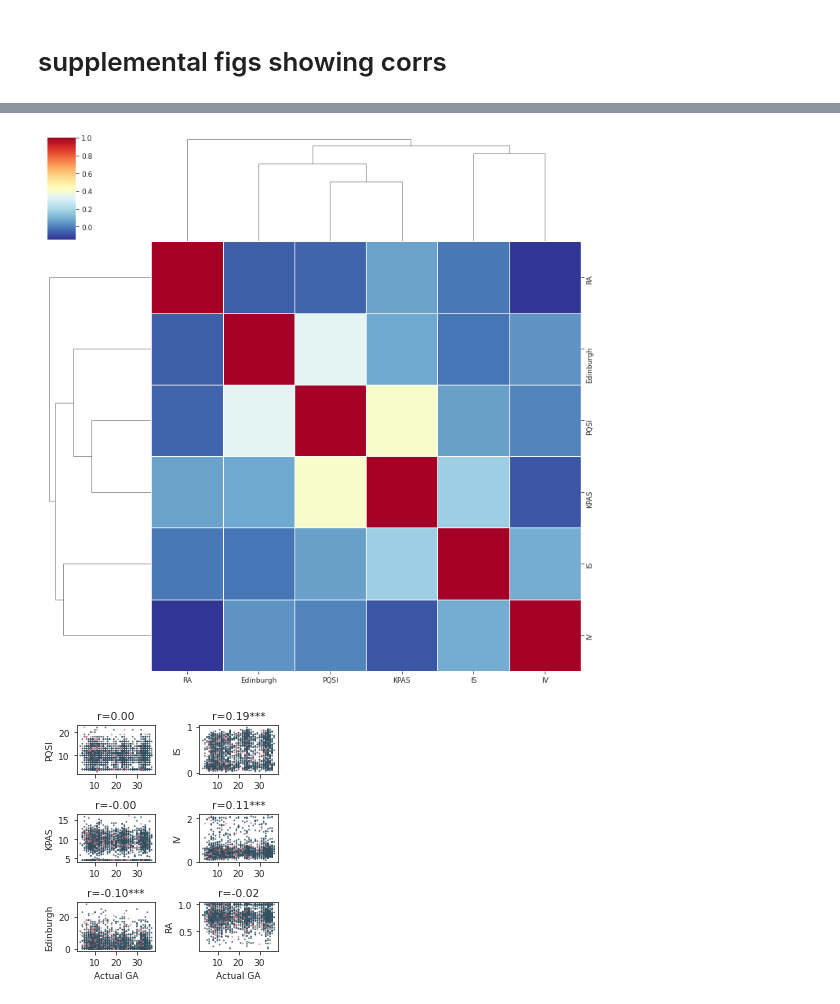
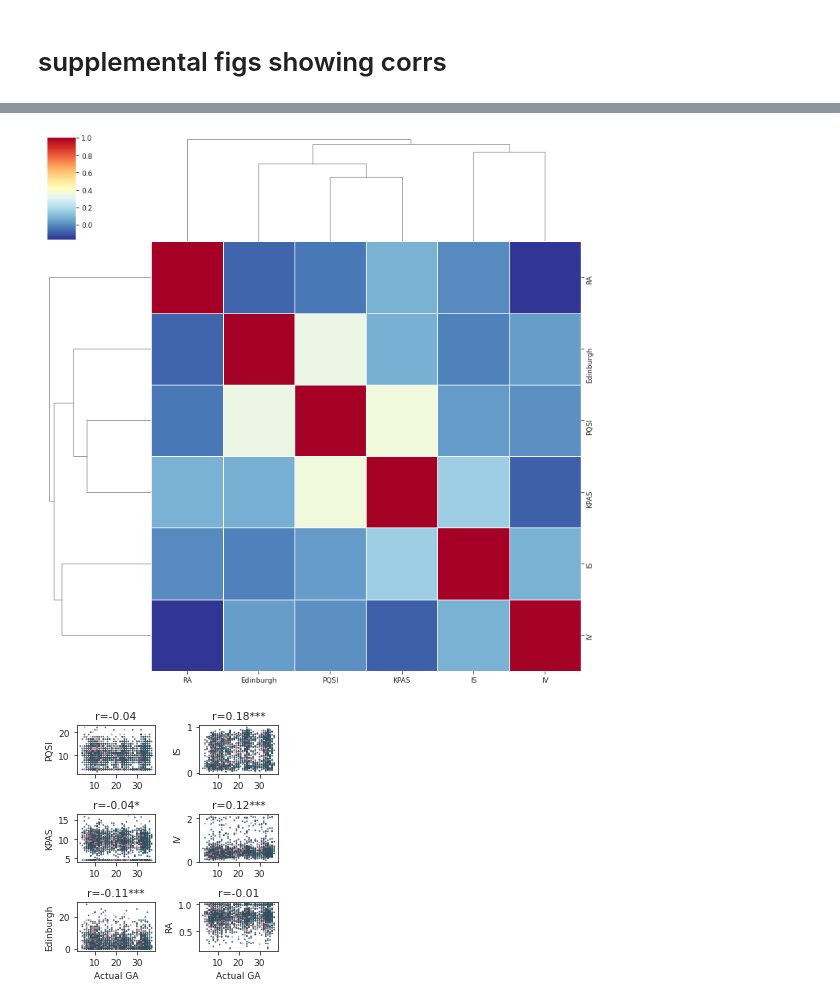
Before and after one commit to nealgravindra/wearables, a Jupyter notebook: notebooks/modelcmp_collect_csvs_v72.ipynb, the cells around one changed output, grey strips where cells are left out. Drawn from its saved outputs; the diff is of its cells as text; code cells hidden in the pictures.

```diff
--- a/notebooks/modelcmp_collect_csvs_v72.ipynb
+++ b/notebooks/modelcmp_collect_csvs_v72.ipynb
@@ -226,7 +186,7 @@ for i, idx in enumerate(dt.index):
             }, index=['InceptionTime_rand_{}'.format(i+1)]))
 # %%
 for i, idx in enumerate(dt.index):
-    if 'itv52' in dt.loc[idx, 'exp_trial']:
+    if 'itv71' in dt.loc[idx, 'exp_trial']:
         results = results.append(
             pd.DataFrame({
                 'Model': 'Ours',
@@ -437,0 +428,21 @@ if savefigs:
+# %%
+# print effect size and P-value
+def p_encoder(p):
+    if p > 0.05:
+        label = 'n.s.' # n.s.
+    elif p <= 0.001:
+        label = '***'
+    elif p <= 0.05 and p > 0.01:
+        label = '*'
+    elif p <= 0.01 and p > 0.001:
+        label = '**'
+    else:
+        label = 'Unclassified'
+    return label
+
+def print_cont_pval(x, y, n_comparisons=1):
+    print('<x>: {:.2e}\t<y>: {:.2e}\t<x>-<y>: {:.2e}'.format(np.mean(x), np.mean(y), np.mean(x) - np.mean(y)))
+    stat, p = mannwhitneyu(x, y)
+    p = p*n_comparisons
+    print('P: {:.2e}\t{}'.format(p, p_encoder(p)))
+    return stat, p
@@ -444,3 +470,15 @@ bst_trainer = os.path.join(mfp, 'trainer_itv52_InceptionTime_GA5.pkl')
+# %%
+
+if False:
+    md_res = pd.read_csv(os.path.join(pfp, 'md_res_220912.csv'), index_col=0)
+    md = pd.read_csv(os.path.join(pfp, 'md_v72_220909.csv'), index_col=0) # all fitlered out
+    # merge
+    pd.merge(md, md_res[md_res.columns.difference(md.columns)], left_index=True, right_index=True, how='inner').to_csv(os.path.join(pfp, 'md_220912.csv'))
+else:
+    md = pd.read_csv(os.path.join(pfp, 'md_220912.csv'), index_col=0)
+# %%
+# add error
+md['error'] = md['yhat'] - md['y']
 # %%
 savefigs = True
 # %%
@@ -660,9 +690,9 @@ def rho_matrixplot(var_list, data, out_file=None):
     return df
 # %%
 # matrix plot
-df = rho_matrixplot(var_list, md, out_file=os.path.join(pfp, 'matrixplot_voi_corr.pdf'))
+df = rho_matrixplot(var_list, md, out_file=os.path.join(pfp, 'matrixplot_voi_corr_v72.pdf'))
 # %% [output]
-[figure, old version]
+[figure, new version]
 # %%
 def biaxial_fx(y_vars, data, x_var='GA', palette=None, hue='Pre-term birth', out_file=None):
     x = data[x_var]
@@ -684,6 +714,6 @@ def biaxial_fx(y_vars, data, x_var='GA', palette=None, hue='Pre-term birth', out
     if out_file is not None:
         fig.savefig(out_file, bbox_inches='tight', dpi=600)
 # %%
-biaxial_fx(['PQSI', 'IS', 'KPAS', 'IV', 'Edinburgh', 'RA'], md, palette=ptb_cmap, out_file=os.path.join(pfp, 'biaxial_corrs_calcmetsVactualGA.pdf'))
+biaxial_fx(['PQSI', 'IS', 'KPAS', 'IV', 'Edinburgh', 'RA'], md, palette=ptb_cmap, out_file=os.path.join(pfp, 'biaxial_corrs_calcmetsVactualGA_v72.pdf'))
 # %% [output]
-[figure, old version]
+[figure, new version]
```
Also changed, not shown: parts of 43 cells of this notebook, 6 other files.
